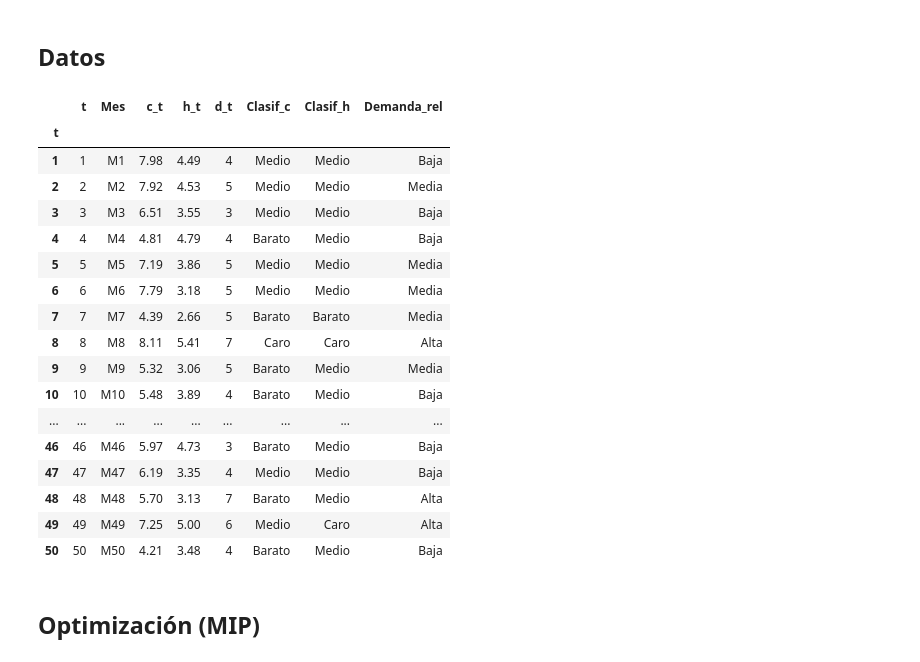
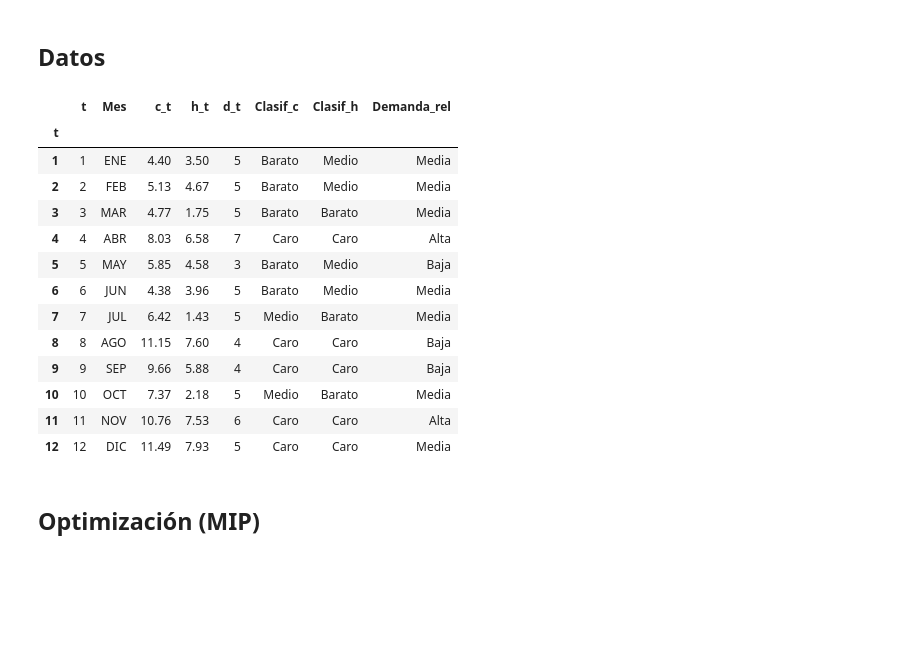
Before and after one commit to Asistencia-Optimizacion/Material_Reforma, a Jupyter notebook: Inventory/v2.ipynb, the cells around one changed output. Cells and saved outputs as stored; diff of their text form; code cells hidden in the pictures; blank space fills up the shorter version.

```diff
--- a/Inventory/v2.ipynb
+++ b/Inventory/v2.ipynb
@@ -43,28 +43,24 @@ from InsInventory import generar_datos
 resultados = []
 # %%
 # Crear entorno con instancia sintética
-horizonte_planeacion = generar_datos(num_periodos=50)
-I_0 = 5
+horizonte_planeacion = generar_datos(num_periodos=12)
+I_0 = int(min(horizonte_planeacion['d_t']) * 0.25)
 horizonte_planeacion
 # %% [output]
 |  | t | Mes | c_t | h_t | d_t | Clasif_c | Clasif_h | Demanda_rel |
 | t |  |  |  |  |  |  |  |  |
-| 1 | 1 | M1 | 7.98 | 4.49 | 4 | Medio | Medio | Baja |
-| 2 | 2 | M2 | 7.92 | 4.53 | 5 | Medio | Medio | Media |
-| 3 | 3 | M3 | 6.51 | 3.55 | 3 | Medio | Medio | Baja |
-| 4 | 4 | M4 | 4.81 | 4.79 | 4 | Barato | Medio | Baja |
-| 5 | 5 | M5 | 7.19 | 3.86 | 5 | Medio | Medio | Media |
-| 6 | 6 | M6 | 7.79 | 3.18 | 5 | Medio | Medio | Media |
-| 7 | 7 | M7 | 4.39 | 2.66 | 5 | Barato | Barato | Media |
-| 8 | 8 | M8 | 8.11 | 5.41 | 7 | Caro | Caro | Alta |
-| 9 | 9 | M9 | 5.32 | 3.06 | 5 | Barato | Medio | Media |
-| 10 | 10 | M10 | 5.48 | 3.89 | 4 | Barato | Medio | Baja |
-| ... | ... | ... | ... | ... | ... | ... | ... | ... |
-| 46 | 46 | M46 | 5.97 | 4.73 | 3 | Barato | Medio | Baja |
-| 47 | 47 | M47 | 6.19 | 3.35 | 4 | Medio | Medio | Baja |
-| 48 | 48 | M48 | 5.70 | 3.13 | 7 | Barato | Medio | Alta |
-| 49 | 49 | M49 | 7.25 | 5.00 | 6 | Medio | Caro | Alta |
-| 50 | 50 | M50 | 4.21 | 3.48 | 4 | Barato | Medio | Baja |
+| 1 | 1 | ENE | 4.40 | 3.50 | 5 | Barato | Medio | Media |
+| 2 | 2 | FEB | 5.13 | 4.67 | 5 | Barato | Medio | Media |
+| 3 | 3 | MAR | 4.77 | 1.75 | 5 | Barato | Barato | Media |
+| 4 | 4 | ABR | 8.03 | 6.58 | 7 | Caro | Caro | Alta |
+| 5 | 5 | MAY | 5.85 | 4.58 | 3 | Barato | Medio | Baja |
+| 6 | 6 | JUN | 4.38 | 3.96 | 5 | Barato | Medio | Media |
+| 7 | 7 | JUL | 6.42 | 1.43 | 5 | Medio | Barato | Media |
+| 8 | 8 | AGO | 11.15 | 7.60 | 4 | Caro | Caro | Baja |
+| 9 | 9 | SEP | 9.66 | 5.88 | 4 | Caro | Caro | Baja |
+| 10 | 10 | OCT | 7.37 | 2.18 | 5 | Medio | Barato | Media |
+| 11 | 11 | NOV | 10.76 | 7.53 | 6 | Caro | Caro | Alta |
+| 12 | 12 | DIC | 11.49 | 7.93 | 5 | Caro | Caro | Media |
 # %% [markdown]
 ## Optimización (MIP)
 # %% [markdown]
```
Also changed, not shown: parts of 20 cells of this notebook.
